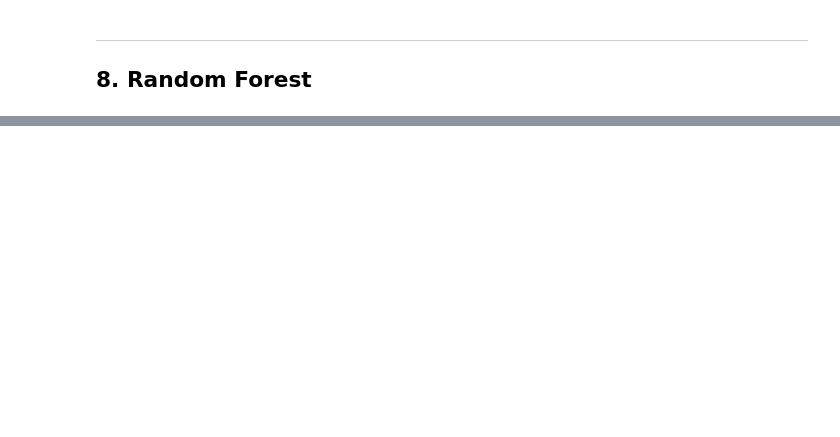
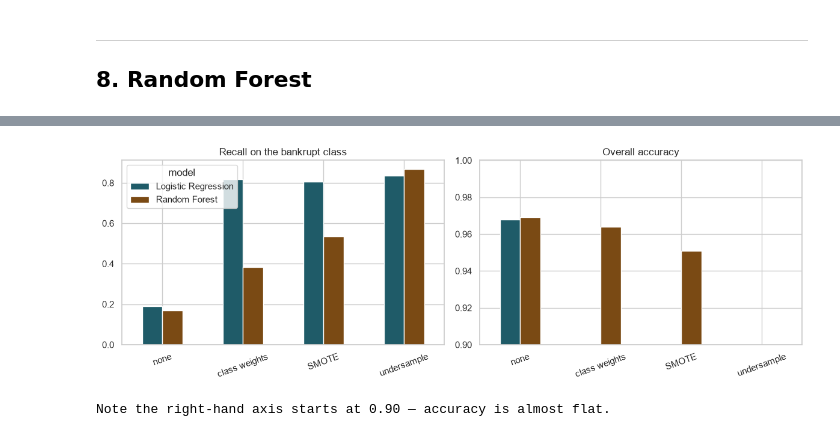
Before and after one commit to yohan-aloka/IT5022-assignment, a Jupyter notebook: assignment.ipynb, the cells around one changed output, grey strips where cells are left out. Cells and saved outputs as stored; diff of their text form; code cells hidden in the pictures; blank space fills up the shorter version.

```diff
--- a/assignment.ipynb
+++ b/assignment.ipynb
@@ -566,0 +665,22 @@ print(rf_imp.head(12).to_string(index=False))
+# %%
+# Accuracy hardly moves; recall does. Shown rather than asserted.
+plot_df = pd.DataFrame(rows)
+plot_df["recall_mean"] = plot_df["recall"].str.split(" ").str[0].astype(float)
+plot_df["accuracy_mean"] = plot_df["accuracy"].str.split(" ").str[0].astype(float)
+
+fig, axes = plt.subplots(1, 2, figsize=(12, 4.2), sharey=False)
+for ax, metric, title in [(axes[0], "recall_mean", "Recall on the bankrupt class"),
+                          (axes[1], "accuracy_mean", "Overall accuracy")]:
+    wide = plot_df.pivot(index="strategy", columns="model", values=metric)
+    wide = wide.reindex(list(STRATEGIES))
+    wide.plot(kind="bar", ax=ax, color=["#1F5B68", "#7A4A14"], rot=20,
+              legend=(metric == "recall_mean"))
+    ax.set_title(title)
+    ax.set_xlabel("")
+axes[1].set_ylim(0.9, 1.0)
+plt.tight_layout()
+plt.show()
+print("Note the right-hand axis starts at 0.90 — accuracy is almost flat.")
+# %% [output]
+[figure, added]
+Note the right-hand axis starts at 0.90 — accuracy is almost flat.
```
Also changed, not shown: parts of 8 cells of this notebook.
